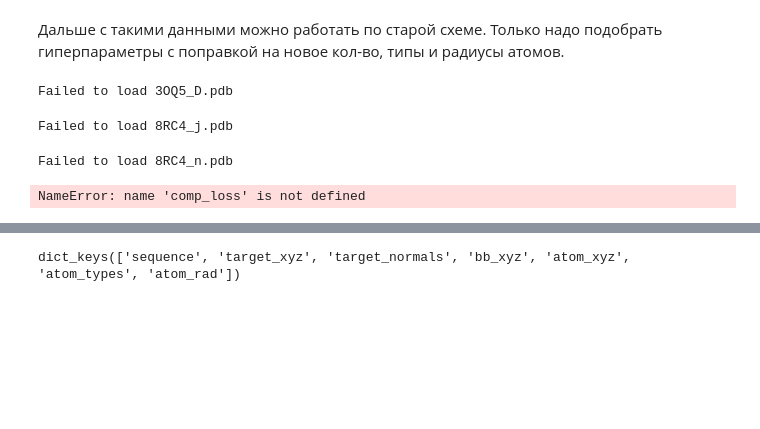
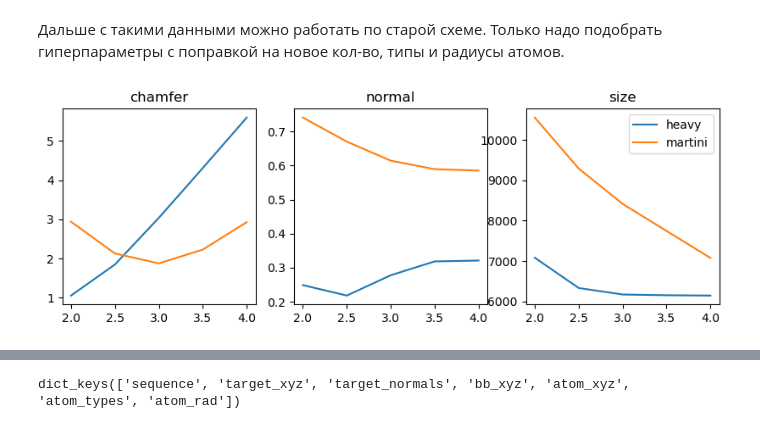
Before and after one commit to geraseva/SESes, a Jupyter notebook: reduce.ipynb, the cells around one changed output, grey strips where cells are left out. Drawn from its saved outputs; the diff is of its cells as text; code cells hidden in the pictures; blank space fills up the shorter version.

```diff
--- a/reduce.ipynb
+++ b/reduce.ipynb
@@ -678,35 +727,5 @@ dict_keys(['sequence', 'target_xyz', 'target_normals', 'bb_xyz', 'atom_xyz', 'at
 # %% [markdown]
 Дальше с такими данными можно работать по старой схеме. Только надо подобрать гиперпараметры с поправкой на новое кол-во, типы и радиусы атомов.
-# %%
-with open('prot_nrd.txt','r') as f:
-    a=f.readlines()
-a=[x.strip()+'.pdb' for x in a]
-
-dataset=AtomSurfaceDataset(storage='prot_martini.pkl', encoders={
-    'atom_names':[{'name': 'atom_type',
-                      'encoder': {'N': 0, 'CA': 1, 'C': 2, '-': 0}
-                     },
-                  {'name': 'mask',
-                      'encoder': {'N': 1, 'CA': 1, 'C': 1, '-': 0}
-                     }],
-    'atom_resnames':[{'name': 'sequence',
-                      'encoder': {**{a: i for i, a in enumerate(num2aa)},**{'-': 20}}
-                     }
-                    ],
-    'atom_resids':[{'name': 'atom_resid',
-                      'encoder': dict_wrap(lambda x: x)
-                     }
-                    ],
-    'atom_chains':[{'name': 'atom_chain',
-                      'encoder': dict_wrap(ord)
-                     }
-                    ]},
-                    list=a,
-                    pre_transform=Compose([ReshapeBB(), BB2Martini()]))
-# %% [output]
-Failed to load 3OQ5_D.pdb
-Failed to load 8RC4_j.pdb
-Failed to load 8RC4_n.pdb
 # %%
 def comp_loss(dataset, args):
     ch_losses=[]
@@ -730,30 +749,34 @@ def comp_loss(dataset, args):
         sizes.append(dmasif_vert.shape[0])
     return ch_losses, norm_losses, sizes
 # %%
-ch=[]
-no=[]
-ss=[]
-par=[5,5.1,5.2,5.3,5.4,5.5]
-for parameter in par:
-    args={'smoothness':0.03,'distance':parameter, 'sup_sampling':100, 'variance': 0.1 }
-    a, b, c=comp_loss(dataset[:103], args)
-    ch.append(np.mean(a))
-    no.append(np.mean(b))
-    ss.append(np.mean(c))
-    clear_output()
-    plt.figure(figsize=(10,3))
+
+par=[2,2.5,3,3.5,4]
+plt.figure(figsize=(10,3))
+
+for label, data in zip(['heavy','martini'],[dataset, dataset_1]):
+    ch=[]
+    no=[]
+    ss=[]
+    for parameter in par:
+        args={'smoothness':0.05,'distance':parameter, 'sup_sampling':100, 'variance': 0.1 }
+        a, b, c=comp_loss(data, args)
+        ch.append(np.mean(a))
+        no.append(np.mean(b))
+        ss.append(np.mean(c))
+        clear_output()
     plt.subplot(131)
     plt.title('chamfer')
-    plt.plot(par[:len(ch)],ch, label='chamfer')
+    plt.plot(par[:len(ch)],ch, label=label)
     plt.subplot(132)
     plt.title('normal')
-    plt.plot(par[:len(no)],no, label='normal')
+    plt.plot(par[:len(no)],no, label=label)
     plt.subplot(133)
     plt.title('size')
-    plt.plot(par[:len(ss)],ss, label='size')
-    plt.show()
+    plt.plot(par[:len(ss)],ss, label=label)
+plt.legend()
+plt.show()
 # %% [output]
-NameError: name 'comp_loss' is not defined
+[figure, added]
 # %%
 from simple_surface import simple_points_normals
 from dmasif_surface import atoms_to_points_normals
```
Also changed, not shown: parts of 19 cells of this notebook, 5 other files.
